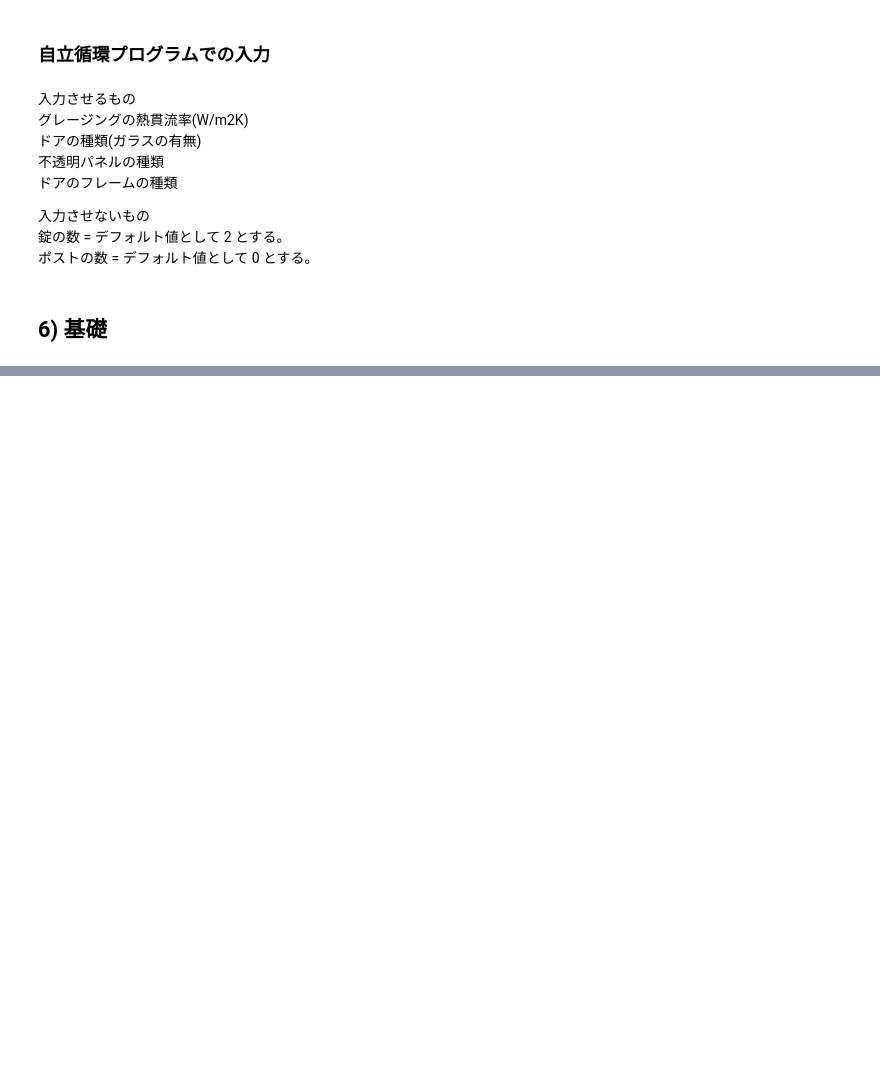
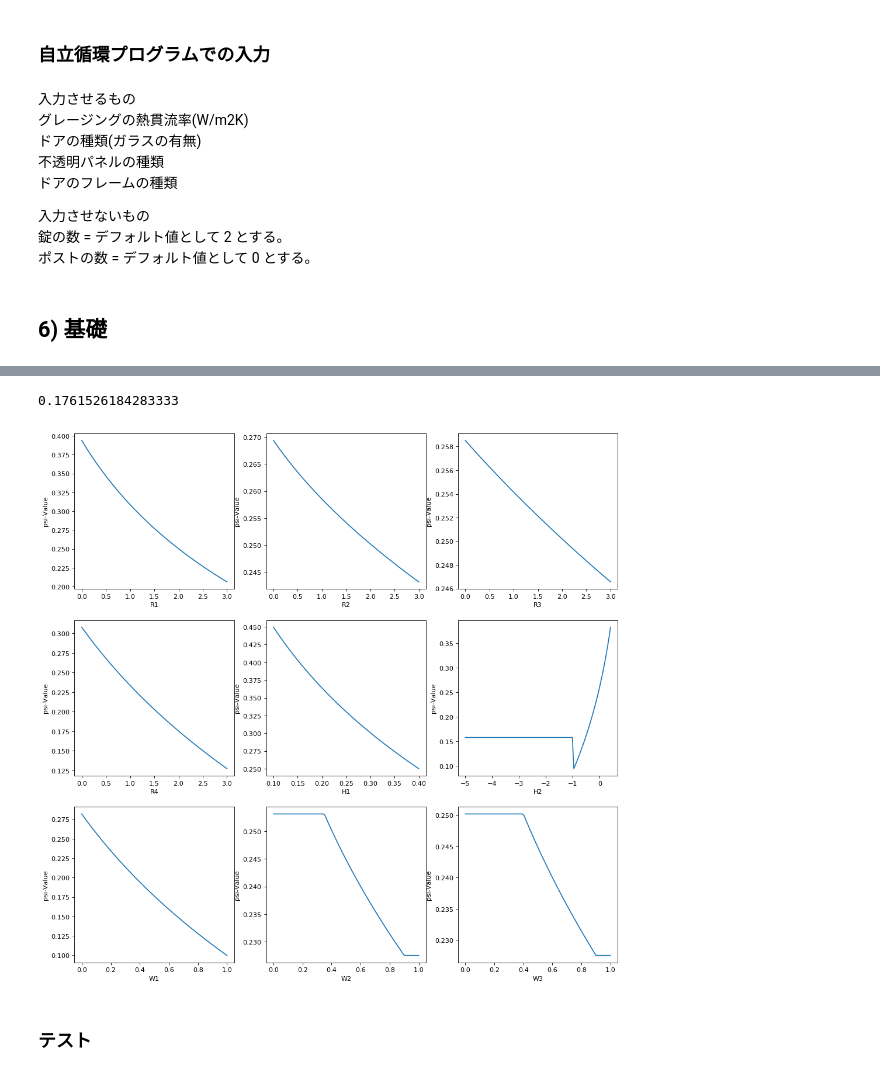
Before and after one commit to HisashiMiura/JJJProgramSpec, a Jupyter notebook: JJJUValueSimpleEvaluationMethod.ipynb, the cells around one changed output, grey strips where cells are left out. Drawn from its saved outputs; the diff is of its cells as text; code cells hidden in the pictures; blank space fills up the shorter version.

```diff
--- a/JJJUValueSimpleEvaluationMethod.ipynb
+++ b/JJJUValueSimpleEvaluationMethod.ipynb
@@ -1203,0 +1236,66 @@ test_door_output
+# %%
+psi_peri_ground( 2.0, 2.0, 2.0, 2.0, 0.4, -0.05, 0.5, 0.4, 0.35 )
+# %% [output]
+0.1761526184283333
+# %%
+plt.figure(figsize=(15,15),dpi=80)
+
+R1 = np.linspace(0.0, 3.0, 100)
+plt.subplot(331)
+plt.xlabel('R1')
+plt.ylabel('psi-Value')
+plt.plot( R1, np.vectorize(psi_peri_ground)( R1, 2.0, 2.0, 2.0, 0.4, -0.05, 0.13, 0.4, 0.35 ) )
+
+R2 = np.linspace(0.0, 3.0, 100)
+plt.subplot(332)
+plt.xlabel('R2')
+plt.ylabel('psi-Value')
+plt.plot( R2, np.vectorize(psi_peri_ground)( 2.0, R2, 2.0, 2.0, 0.4, -0.05, 0.13, 0.4, 0.35 ) )
+
+R3 = np.linspace(0.0, 3.0, 100)
+plt.subplot(333)
+plt.xlabel('R3')
+plt.ylabel('psi-Value')
+plt.plot( R3, np.vectorize(psi_peri_ground)( 2.0, 2.0, R3, 2.0, 0.4, -0.05, 0.13, 0.4, 0.35 ) )
+
+R4 = np.linspace(0.0, 3.0, 100)
+plt.subplot(334)
+plt.xlabel('R4')
+plt.ylabel('psi-Value')
+plt.plot( R4, np.vectorize(psi_peri_ground)( 2.0, 2.0, 2.0, R, 0.4, -0.05, 0.13, 0.4, 0.35 ) )
+
+H1 = np.linspace(0.1, 0.4, 100)
+plt.subplot(335)
+plt.xlabel('H1')
+plt.ylabel('psi-Value')
+plt.plot( H1, np.vectorize(psi_peri_ground)( 2.0, 2.0, 2.0, 2.0, H1, -0.05, 0.13, 0.4, 0.35 ) )
+
+H2 = np.linspace(-5.0, 0.4, 100)
+plt.subplot(336)
+plt.xlabel('H2')
+plt.ylabel('psi-Value')
+plt.plot( H2, np.vectorize(psi_peri_ground)( 2.0, 2.0, 2.0, 2.0, 0.4, H2, 0.13, 0.4, 0.35 ) )
+
+W1 = np.linspace( 0.0, 1.0, 100)
+plt.subplot(337)
+plt.xlabel('W1')
+plt.ylabel('psi-Value')
+plt.plot( W1, np.vectorize(psi_peri_ground)( 2.0, 2.0, 2.0, 2.0, 0.4, -0.05, W1, 0.4, 0.35 ) )
+
+W2 = np.linspace( 0.0, 1.0, 100)
+plt.subplot(338)
+plt.xlabel('W2')
+plt.ylabel('psi-Value')
+plt.plot( W2, np.vectorize(psi_peri_ground)( 2.0, 2.0, 2.0, 2.0, 0.4, -0.05, 0.13, W2, 0.35 ) )
+
+W3 = np.linspace( 0.0, 1.0, 100)
+plt.subplot(339)
+plt.xlabel('W3')
+plt.ylabel('psi-Value')
+plt.plot( W3, np.vectorize(psi_peri_ground)( 2.0, 2.0, 2.0, 2.0, 0.4, -0.05, 0.13, 0.4, W3 ) )
+
+plt.show()
+# %% [output]
+[figure, added]
+# %% [markdown]
+### テスト
```
Also changed, not shown: parts of 6 cells of this notebook.
